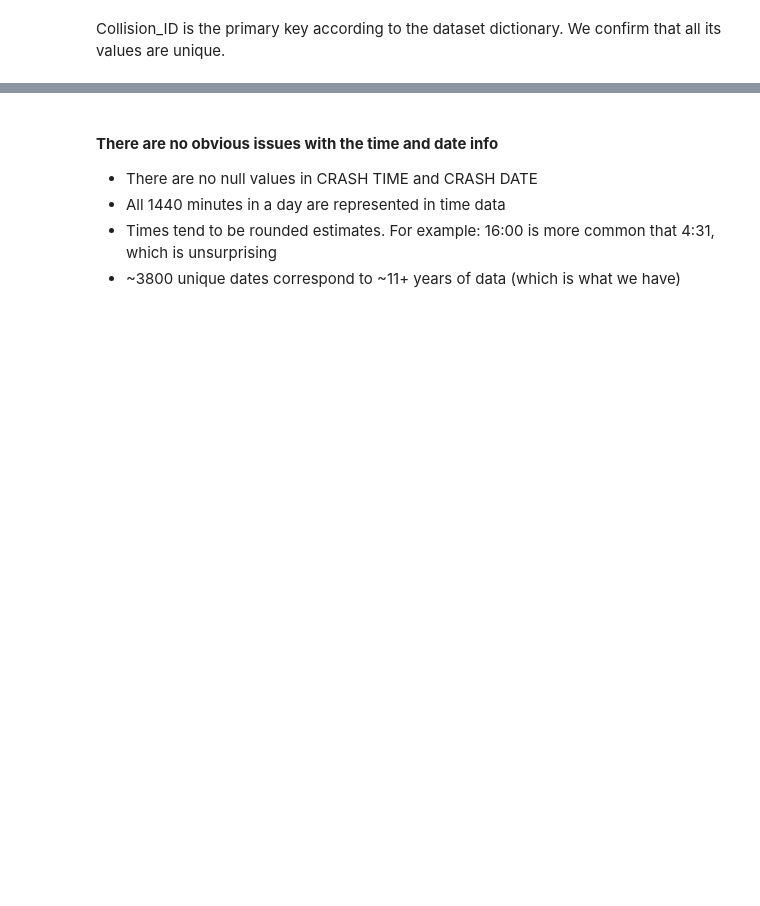
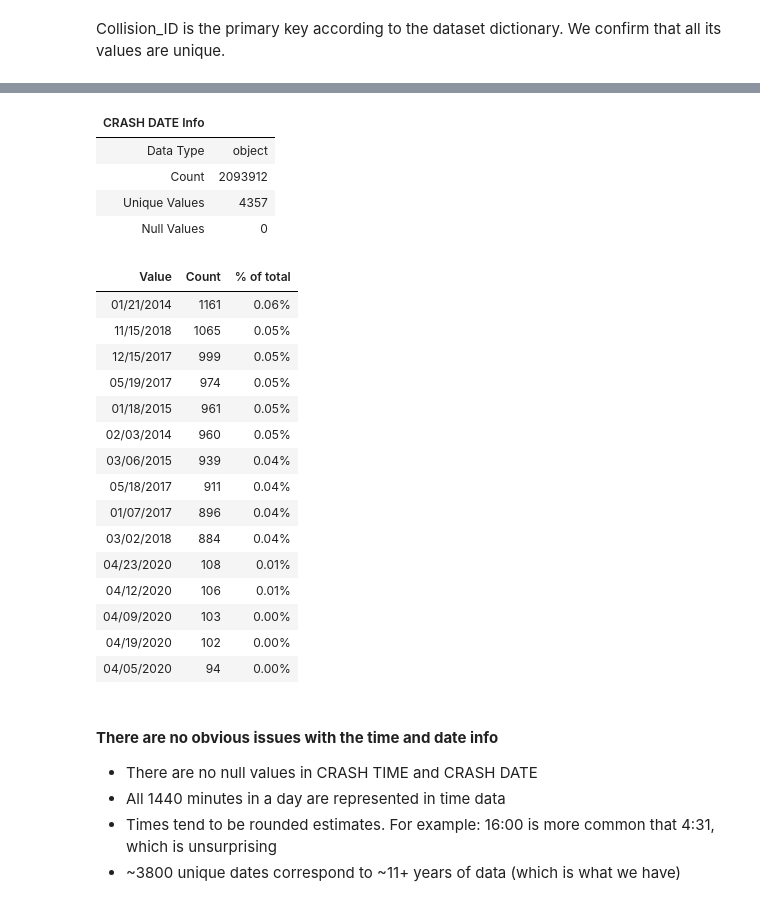
Before and after one commit to ray310/NYC-Vehicle-Collisions, a Jupyter notebook: 1-profiling-raw-collision-data.ipynb, the cells around one changed output, grey strips where cells are left out. Saved outputs shown, nothing was run; the diff lists cells and outputs as text; code cells hidden in the pictures; blank space fills up the shorter version.

```diff
--- a/1-profiling-raw-collision-data.ipynb
+++ b/1-profiling-raw-collision-data.ipynb
@@ -107,3 +150,28 @@ time_report, date_report
+# %%
+date_report = ph.SeriesProfile(data["CRASH DATE"])
+date_report
+# %% [output]
+| CRASH DATE Info |  |
+| Data Type | object |
+| Count | 2093912 |
+| Unique Values | 4357 |
+| Null Values | 0 |
+| Value | Count | % of total |
+| 01/21/2014 | 1161 | 0.06% |
+| 11/15/2018 | 1065 | 0.05% |
+| 12/15/2017 | 999 | 0.05% |
+| 05/19/2017 | 974 | 0.05% |
+| 01/18/2015 | 961 | 0.05% |
+| 02/03/2014 | 960 | 0.05% |
+| 03/06/2015 | 939 | 0.04% |
+| 05/18/2017 | 911 | 0.04% |
+| 01/07/2017 | 896 | 0.04% |
+| 03/02/2018 | 884 | 0.04% |
+| 04/23/2020 | 108 | 0.01% |
+| 04/12/2020 | 106 | 0.01% |
+| 04/09/2020 | 103 | 0.00% |
+| 04/19/2020 | 102 | 0.00% |
+| 04/05/2020 | 94 | 0.00% |
 # %% [markdown]
 #### __There are no obvious issues with the time and  date info__
 - There are no null values in CRASH TIME and CRASH DATE
```
Also changed, not shown: parts of 27 cells of this notebook.
